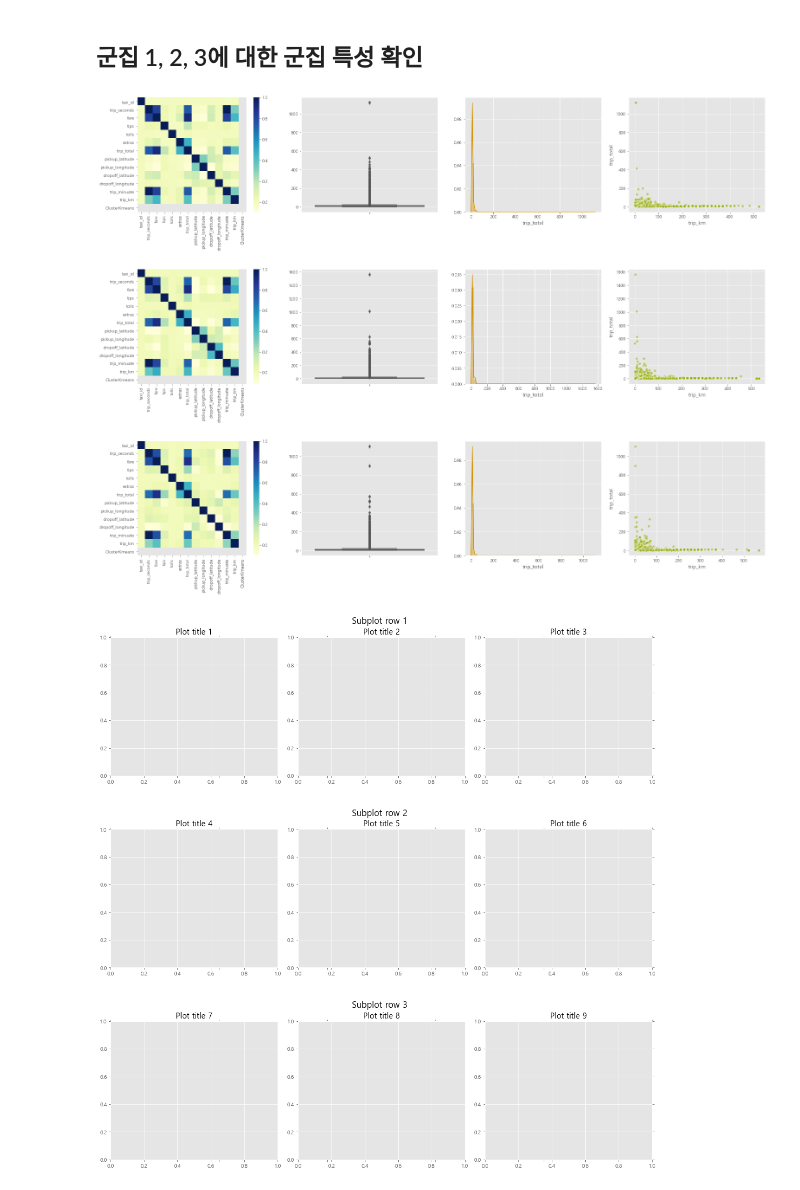
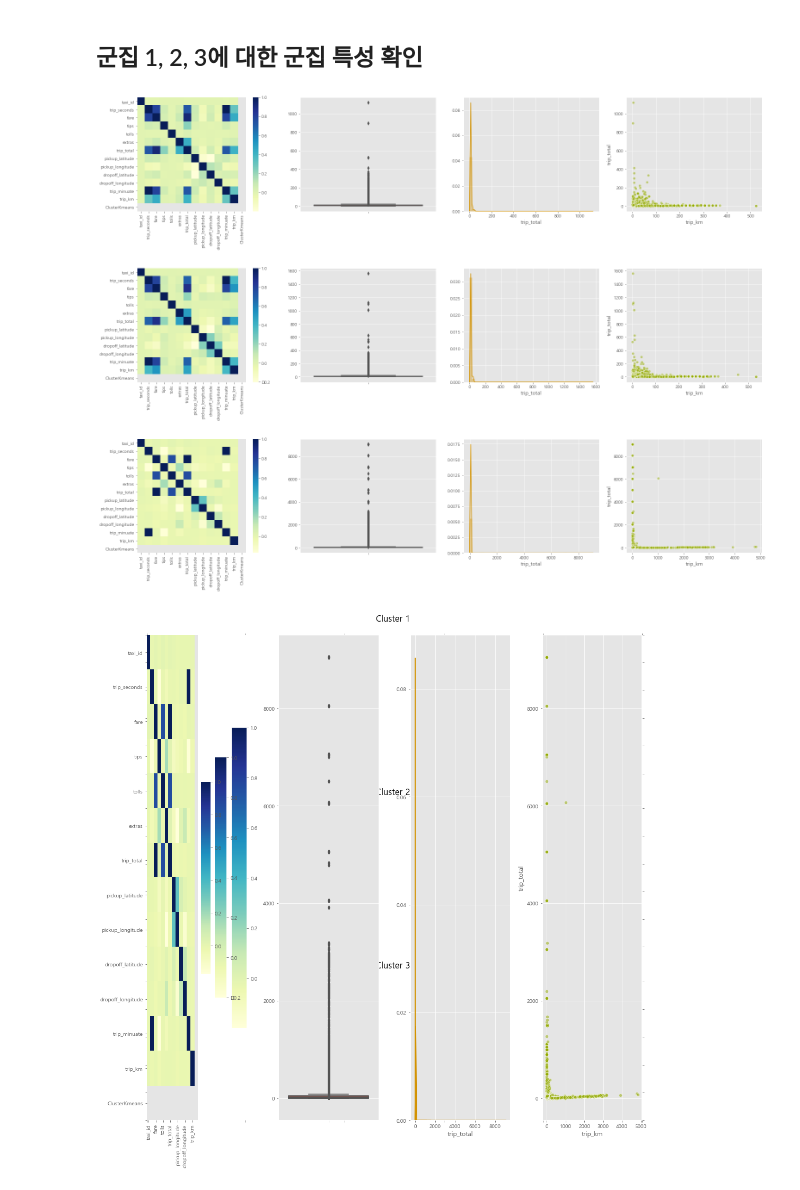
Before and after one commit to Hinterhalter/Kaggle, a Jupyter notebook: New_EDA.ipynb, the cells around one changed output. Cells and saved outputs as stored; diff of their text form; code cells hidden in the pictures.

```diff
--- a/New_EDA.ipynb
+++ b/New_EDA.ipynb
@@ -100,7 +102,7 @@ df_raw_y = scaler.fit_transform(df[['trip_total']])
 #### 군집 개수 찾기 : 각 데이터로부터 가장 가까운 군집 중심점까지의 거리 제곱합
 # %%
 # 최대 군집 생성 개수
-n_iter_cluster = 7
+n_iter_cluster = 5
 cluster_range = [i+1 for i in range(n_iter_cluster)]
 clus_error = []
 for v_n_clus in cluster_range :
@@ -134,7 +134,7 @@ Text(0, 0.5, 'Sum of squared distance')
 # %% [markdown]
 #### 4-3) k-평균 군집 번호 생성
 # %%
-clus = KMeans(7)
+clus = KMeans(5)
 clus.fit(df_raw_x)
 cluster_kmeans = [i+1 for i in clus.labels_]
 df['ClusterKmeans'] = cluster_kmeans
@@ -181,8 +179,8 @@ for x, y in zip(tmp.index, tmp.counts):
 ## 군집 1, 2, 3에 대한 군집 특성 확인
 # %%
 df1 = df[df['ClusterKmeans']==1]
-df2 = df[df['ClusterKmeans']==2]
-df3 = df[df['ClusterKmeans']==7]
+df2 = df[df['ClusterKmeans']==4]
+df3 = df[df['ClusterKmeans']==5]
 # %%
 fig, ax = plt.subplots(nrows=3, ncols=4, figsize=(26,15))
 data = [df1, df2, df3]
@@ -195,22 +193,37 @@ for idx, d in enumerate(data):
 
 plt.subplots_adjust(top = 0.99, bottom=0.01, hspace=0.5, wspace=0.2)
 # %% [output]
-[figure, old version]
+[figure, new version]
 # %%
-fig, ax = plt.subplots(figsize=(15,15), nrows=3, ncols=1, sharey=True)
+fig, big_axes = plt.subplots( figsize=(15.0, 15.0) , nrows=3, ncols=1, sharey=True)
 
-for row, ax in enumerate(ax, start=1):
-    ax.set_title("Subplot row %s \n" % row, fontsize=16)
-    ax.tick_params(labelcolor=(1.,1.,1., 0.0), top='off', bottom='off', left='off', right='off')
+for row, big_ax in enumerate(big_axes, start=1):
+    big_ax.set_title("Cluster %s \n" % row, fontsize=16)
+
+    # Turn off axis lines and ticks of the big subplot
+    # obs alpha is 0 in RGBA string!
+    big_ax.tick_params(labelcolor=(1.,1.,1., 0.0), top='off', bottom='off', left='off', right='off')
     # removes the white frame
-    ax._frameon = False
+    big_ax._frameon = False
 
-for i in range(1,10):
-    ax = fig.add_subplot(3,3,i)
-    ax.set_title('Plot title ' + str(i))
+data = [df1, df2, df3]
+
+
+for d in data:
+    for i in range(1,5):
+        ax = fig.add_subplot(3,4,i)
+        if i in [1,5,9]:
+            sns.heatmap(d.corr(),cmap='YlGnBu',fmt='.1g')
+        elif i in [2,6,10]:
+            sns.boxplot(d[['trip_total', 'trip_km', 'trip_minuate']], orient='v')
+        elif i in [3,7,11]:
+            sns.distplot(d.trip_total, color=color_pal[1])
+        elif i in [4,8,12]:
+            sns.scatterplot(data=d, y='trip_total', x='trip_km', alpha=0.5, color=color_pal[2])
+
 
 fig.set_facecolor('w')
 plt.tight_layout()
 plt.show()
 # %% [output]
-[figure, old version]
+[figure, new version]
```
Also changed, not shown: parts of 6 cells of this notebook.
